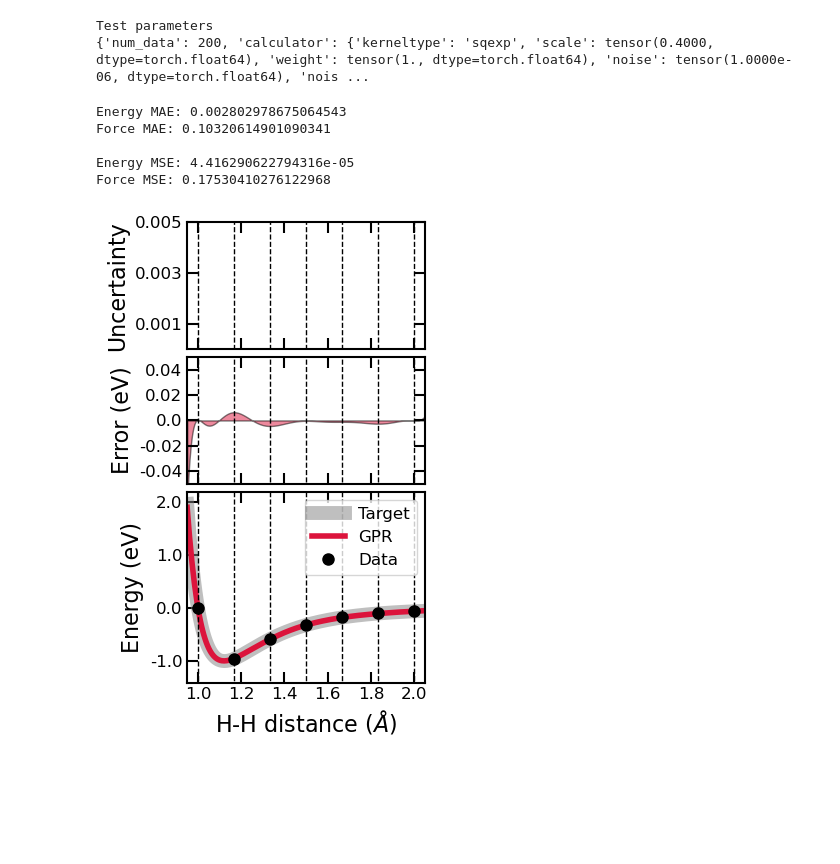
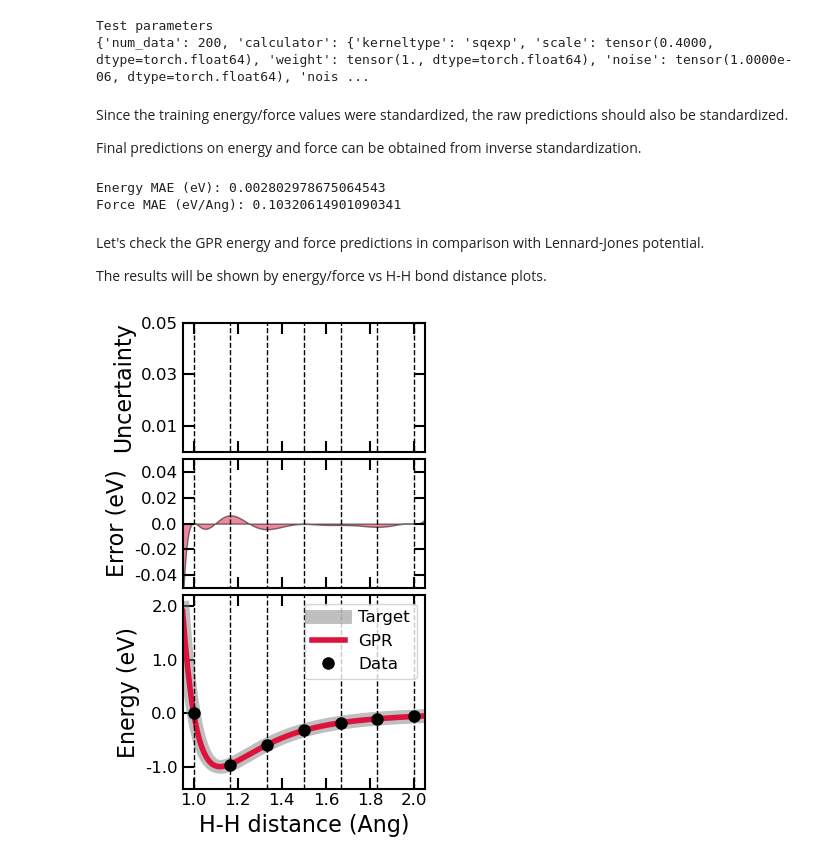
Before and after one commit to atomisticnet/aenet-gpr, a Jupyter notebook: tutorial/aenet_gpr_tutorial_python_1_H2.ipynb, the cells around one changed output. Cells and saved outputs as stored; diff of their text form; code cells hidden in the pictures; blank space fills up the shorter version.

```diff
--- a/tutorial/aenet_gpr_tutorial_python_1_H2.ipynb
+++ b/tutorial/aenet_gpr_tutorial_python_1_H2.ipynb
@@ -137,6 +111,10 @@ io_test_parameters(data_param=test_data.write_params())
 # %% [output]
 Test parameters
 {'num_data': 200, 'calculator': {'kerneltype': 'sqexp', 'scale': tensor(0.4000, dtype=torch.float64), 'weight': tensor(1., dtype=torch.float64), 'noise': tensor(1.0000e-06, dtype=torch.float64), 'nois ...
+# %% [markdown]
+Since the training energy/force values were standardized, the raw predictions should also be standardized.
+
+Final predictions on energy and force can be obtained from inverse standardization.
 # %%
 energy_test_gpr, force_test_gpr, uncertainty_test_gpr = test_data.evaluation(get_variance=True)
 
@@ -148,17 +126,15 @@ if train_data.standardization:
 abs_force_test_gpr = np.linalg.norm(force_test_gpr, axis=2)
 abs_force_test = np.linalg.norm(test_data.force, axis=2)
 
-print("Energy MAE:", np.absolute(np.subtract(energy_test_gpr, test_data.energy)).mean())
-print("Force MAE:", np.absolute(np.subtract(abs_force_test_gpr, abs_force_test)).mean())
-print()
-print("Energy MSE:", np.square(np.subtract(energy_test_gpr, test_data.energy)).mean())
-print("Force MSE:", np.square(np.subtract(abs_force_test_gpr, abs_force_test)).mean())
+print("Energy MAE (eV):", np.absolute(np.subtract(energy_test_gpr, test_data.energy)).mean())
+print("Force MAE (eV/Ang):", np.absolute(np.subtract(abs_force_test_gpr, abs_force_test)).mean())
 # %% [output]
-Energy MAE: 0.002802978675064543
-Force MAE: 0.10320614901090341
-
-Energy MSE: 4.416290622794316e-05
-Force MSE: 0.17530410276122968
+Energy MAE (eV): 0.002802978675064543
+Force MAE (eV/Ang): 0.10320614901090341
+# %% [markdown]
+Let's check the GPR energy and force predictions in comparison with Lennard-Jones potential.
+
+The results will be shown by energy/force vs H-H bond distance plots.
 # %%
 d_train = []
 for image in train_data.images:
@@ -188,11 +164,11 @@ ax1.set_xlim([0.95, 2.05])
 ax1.set_xticklabels(x_labels, fontdict=font_tick)
 
 ax1.set_ylabel('Uncertainty', fontdict=font_y)
-ax1.set_ylim(0, 0.005)
+ax1.set_ylim(0, 0.05)
 y_labels = [round(label, 3) for label in ax1.get_yticks()]
-y_labels = [0.001, 0.003, 0.005]
+y_labels = [0.01, 0.03, 0.05]
 ax1.set_yticks(y_labels)
-ax1.set_ylim([0, 0.005])
+ax1.set_ylim([0, 0.05])
 ax1.set_yticklabels(y_labels, fontdict=font_tick)
 
 [x.set_linewidth(1.5) for x in ax1.spines.values()]
@@ -229,35 +205,35 @@ ax2.tick_params(direction='in', length=8, width=1.5)
 ax3.plot(d_test, test_data.energy, '-', color='gray', label='Target', alpha=0.5, linewidth=10)
 ax3.plot(d_test, energy_test_gpr, '-', label='GPR', color='crimson', linewidth=4)
 ax3.vlines(d_train, ymin=-100, ymax=100, color='black', linestyle='--', linewidth=1)
 
 ax3.plot(d_train, train_data.energy, 'o', label='Data', color='black', markersize=8)
 
-ax3.set_xlabel('H-H distance ($\AA$)', fontdict=font_x)
+ax3.set_xlabel('H-H distance (Ang)', fontdict=font_x)
 ax3.set_xlim(0.95, 2.05)
 x_labels = [round(label, 2) for label in ax3.get_xticks()]
 ax3.set_xticks(x_labels)
 ax3.set_xticklabels(x_labels, fontdict=font_tick)
 ax3.set_xlim(0.95, 2.05)
 
 ax3.set_ylabel('Energy (eV)', fontdict=font_y)
 ax3.set_ylim(-1.4, 2.2)
 y_labels = [round(label, 2) for label in ax3.get_yticks()]
 # y_labels = [-1.0, -0.5, 0.0, 0.5, 1.0, 1.5, 2.0]
 ax3.set_yticks(y_labels)
 ax3.set_yticklabels(y_labels, fontdict=font_tick)
 ax3.set_ylim(-1.4, 2.2)
 
 ax3.legend(loc='upper right', fontsize=12, ncol=1, frameon=True)
 [x.set_linewidth(1.5) for x in ax3.spines.values()]
 ax3.tick_params(bottom=True, top=True, left=True, right=False)
 ax3.tick_params(labelbottom=True, labeltop=False, labelleft=True, labelright=False)
 ax3.tick_params(direction='in', length=8, width=1.5)
 
 fig.tight_layout()
 plt.subplots_adjust(hspace=0.05, wspace=0.05)
 plt.show()
 # %% [output]
-[figure, old version]
+[figure, new version]
 # %%
 fig = plt.figure(figsize=(3.5, 4.5))
 ax2, ax3 = fig.subplots(2, 1, height_ratios=[1, 1.5], sharex=False, sharey=False)
```
Also changed, not shown: parts of 7 cells of this notebook, 3 other files.
